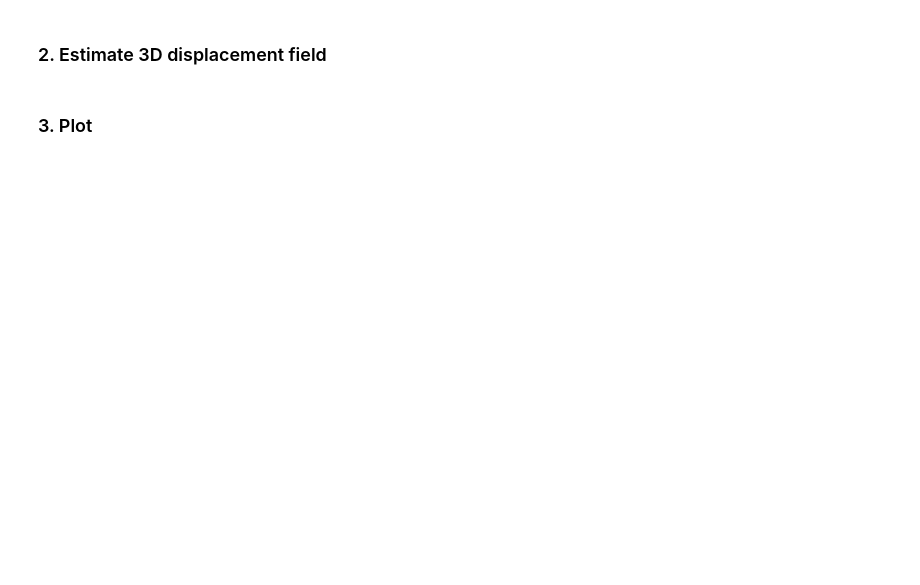
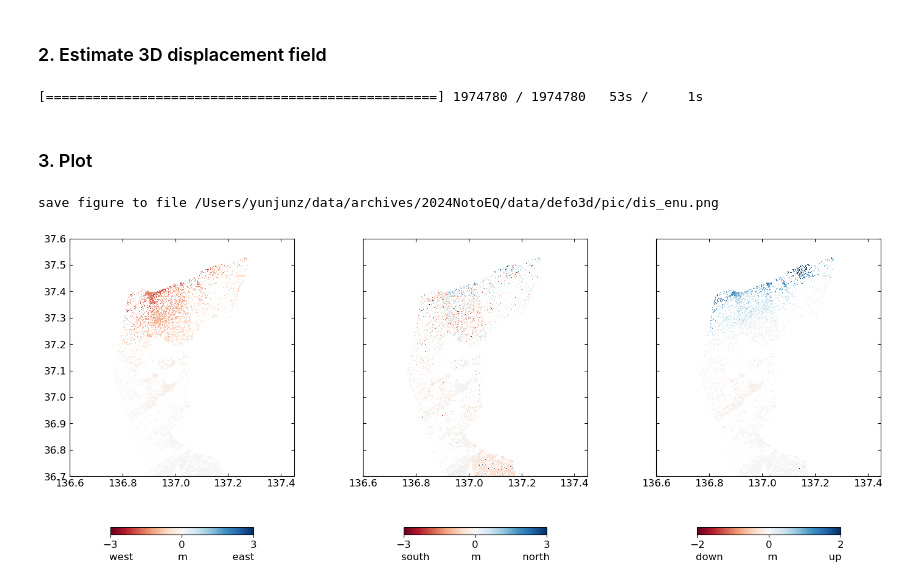
Before and after one commit to yunjunz/2024-Noto-EQ, a Jupyter notebook: defo3d.ipynb, the cells around one changed output. Saved outputs shown, nothing was run; the diff lists cells and outputs as text; code cells hidden in the pictures; blank space fills up the shorter version.

```diff
--- a/defo3d.ipynb
+++ b/defo3d.ipynb
@@ -91,5 +158,58 @@ def estimate_enu_displacement(dis_los, dis_los_std, G, weight=False):
         dis_enu_std = np.sqrt(np.diag(dis_enu_cov))
 
     return dis_enu, dis_enu_std
+# %%
+# calculate the weight matrix
+weight = True
+
+# pixel-wise inversion with invalid pixels skipped.
+dis_enu = np.zeros((3, length, width), dtype=np.float32) * np.nan
+dis_enu_std = np.zeros((3, length, width), dtype=np.float32) * np.nan
+num_pix = length * width
+prog_bar = ptime.progressBar(maxValue=num_pix)
+for i in range(num_pix):
+    prog_bar.update(i+1, every=1000, suffix=f'{i+1} / {num_pix}')
+    y, x = i // width, i % width
+
+    # prepare inputs
+    dis_los = dis[:, y, x]
+    dis_los_std = dis_std[:, y, x]
+    G = np.zeros((num_file, 3), dtype=np.float32)
+    G[:, 0] = ve[:, y, x]
+    G[:, 1] = vn[:, y, x]
+    G[:, 2] = vu[:, y, x]
+
+    dis_enu_i, dis_enu_std_i = estimate_enu_displacement(dis_los, dis_los_std, G, weight=weight)
+    dis_enu[:, y, x] = dis_enu_i.flatten()
+    dis_enu_std[:, y, x] = dis_enu_std_i.flatten()
+prog_bar.close()
+# %% [output]
+[==================================================] 1974780 / 1974780   53s /     1s
 # %% [markdown]
 ### 3. Plot
+# %%
+fig, axs = plt.subplots(nrows=1, ncols=3, figsize=[15, 6], sharex=True, sharey=True)
+kwargs = dict(extent=(W, E, S, N), cmap='RdBu', interpolation='nearest')
+vlims = [3, 3, 2]
+im1 = axs[0].imshow(dis_enu[0,:].reshape(length, width), vmin=-vlims[0], vmax=vlims[0], **kwargs)
+im2 = axs[1].imshow(dis_enu[1,:].reshape(length, width), vmin=-vlims[1], vmax=vlims[1], **kwargs)
+im3 = axs[2].imshow(dis_enu[2,:].reshape(length, width), vmin=-vlims[2], vmax=vlims[2], **kwargs)
+ims = [im1, im2, im3]
+labels = ['west              m              east',
+          'south             m             north',
+          'down              m                up']
+for i, (ax, im, label, vlim) in enumerate(zip(axs, ims, labels, vlims)):
+    cbar = fig.colorbar(im, ax=ax, shrink=0.5, orientation='horizontal', ticks=[-vlim, 0, vlim])
+    cbar.set_label(label)
+fig.tight_layout()
+for ax in axs:
+    ax.tick_params(which='both', direction='in', bottom=True, top=True, left=True, right=True)
+
+# output
+out_fig = os.path.join(work_dir, f'pic/dis_enu.png')
+print('save figure to file', out_fig)
+plt.savefig(out_fig, bbox_inches='tight', transparent=True, dpi=300)
+plt.show()
+# %% [output]
+save figure to file /Users/yunjunz/data/archives/2024NotoEQ/data/defo3d/pic/dis_enu.png
+[figure, added]
```
Also changed, not shown: parts of 4 cells of this notebook.
